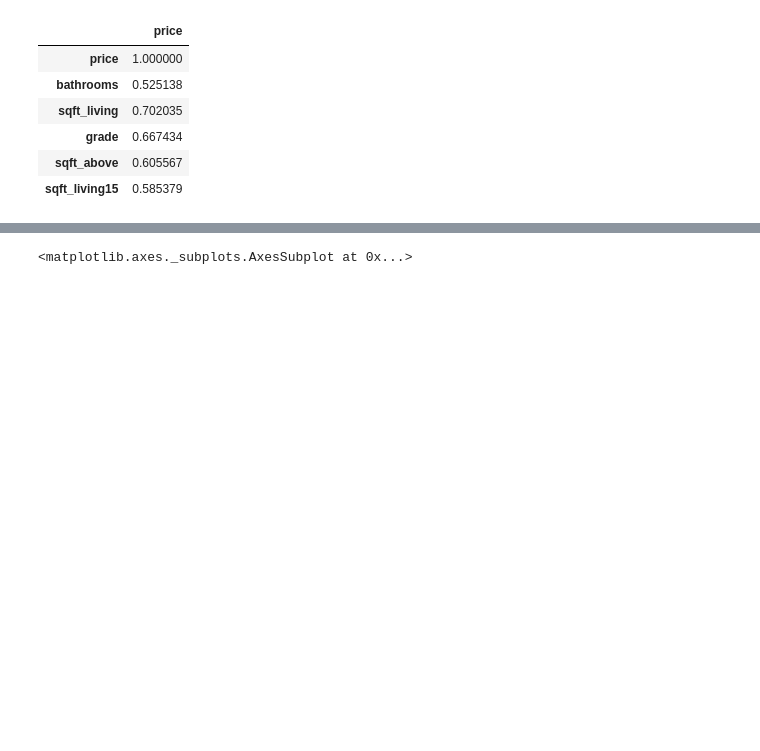
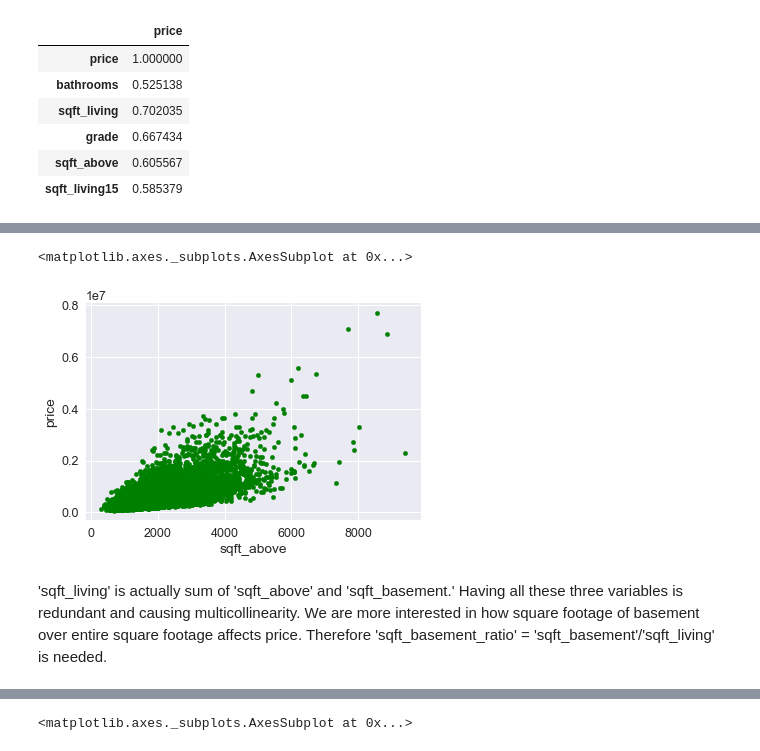
Before and after one commit to larnylopez/STAT-131-Project, a Jupyter notebook: final-checkpoint.ipynb, the cells around one changed output, grey strips where cells are left out. Drawn from its saved outputs; the diff is of its cells as text; code cells hidden in the pictures; blank space fills up the shorter version.

```diff
--- a/final-checkpoint.ipynb
+++ b/final-checkpoint.ipynb
@@ -90,0 +107,7 @@ corrmat.loc[((corrmat.price > 0.4) | (corrmat.price < -0.4)), 'price':'price']
+# %%
+df.plot.scatter(x='sqft_above',y='price',c='green') # square footage of house apart from basement is an important predictor as well.
+# %% [output]
+<matplotlib.axes._subplots.AxesSubplot at 0x...>
+[figure, added]
+# %% [markdown]
+'sqft_living' is actually sum of 'sqft_above' and 'sqft_basement.' Having all these three variables is redundant and causing multicollinearity. We are more interested in how square footage of basement over entire square footage affects price. Therefore 'sqft_basement_ratio' = 'sqft_basement'/'sqft_living' is needed.
```
Also changed, not shown: parts of 26 cells of this notebook.
